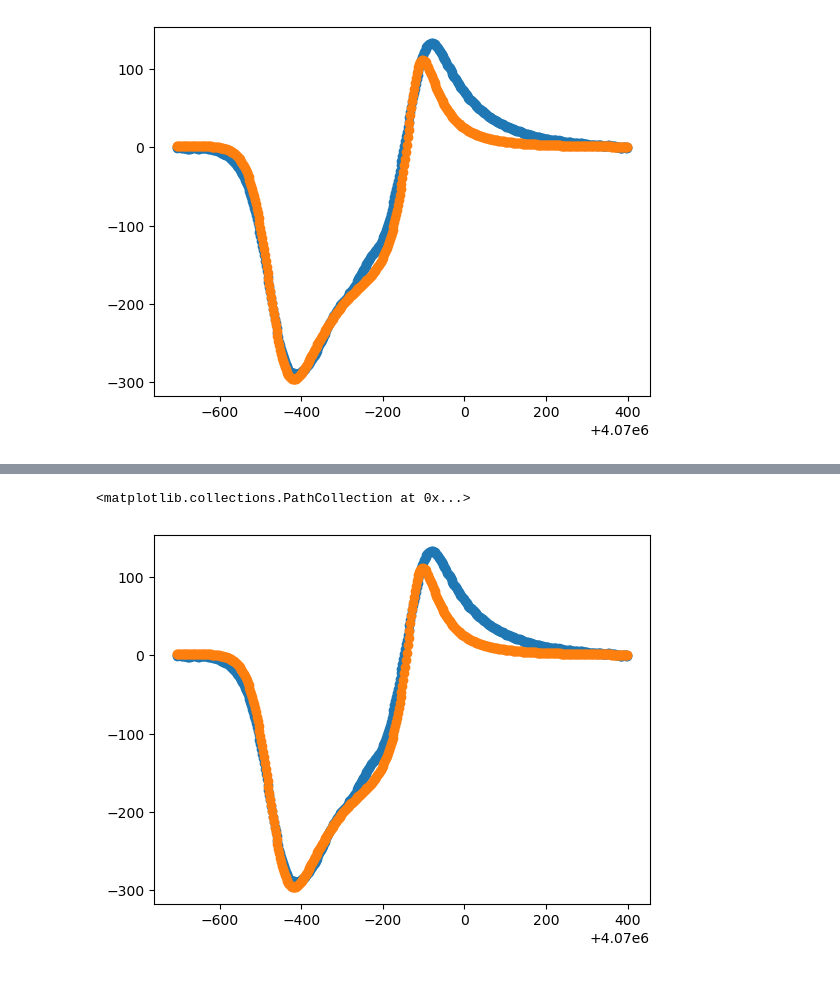
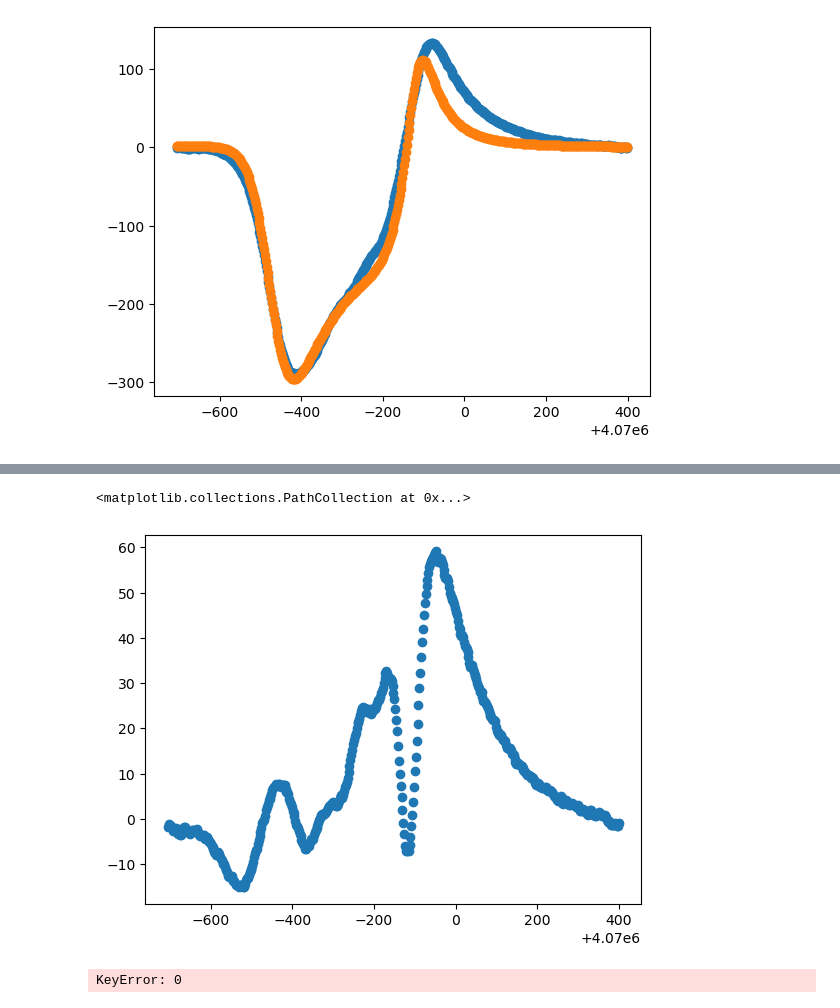
Before and after one commit to rva2526/Cproject, a Jupyter notebook: plot.ipynb, the cells around one changed output, grey strips where cells are left out. Saved outputs shown, nothing was run; the diff lists cells and outputs as text; code cells hidden in the pictures.

```diff
--- a/plot.ipynb
+++ b/plot.ipynb
@@ -44,6 +27,10 @@ df2
-# %%
-plt.scatter(df2.Northing,df2.Obs)
-plt.scatter(df2.Northing,df2.Calc)
-# %% [output]
-<matplotlib.collections.PathCollection at 0x...>
-[figure, removed]
+# %%
+plt.scatter(df.Northing,df.Residuals)
+# %% [output]
+<matplotlib.collections.PathCollection at 0x...>
+[figure, added]
+# %%
+for i in range(len(df)):
+    print(df[i].Residuals)
+# %% [output]
+KeyError: 0
```
Also changed, not shown: parts of 2 cells of this notebook, 4 other files.
